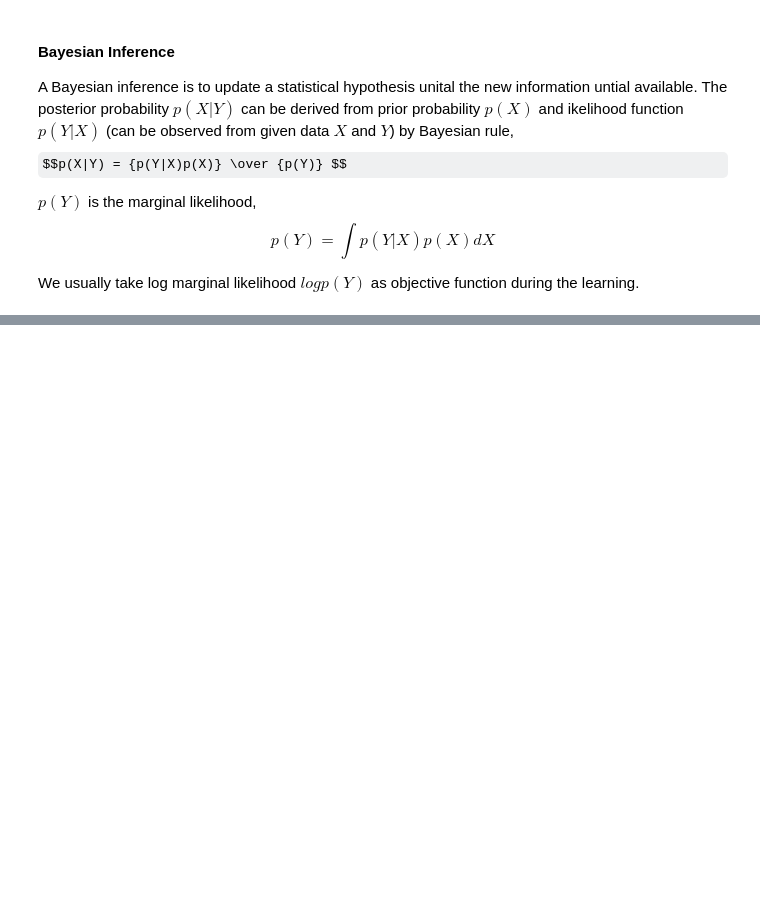
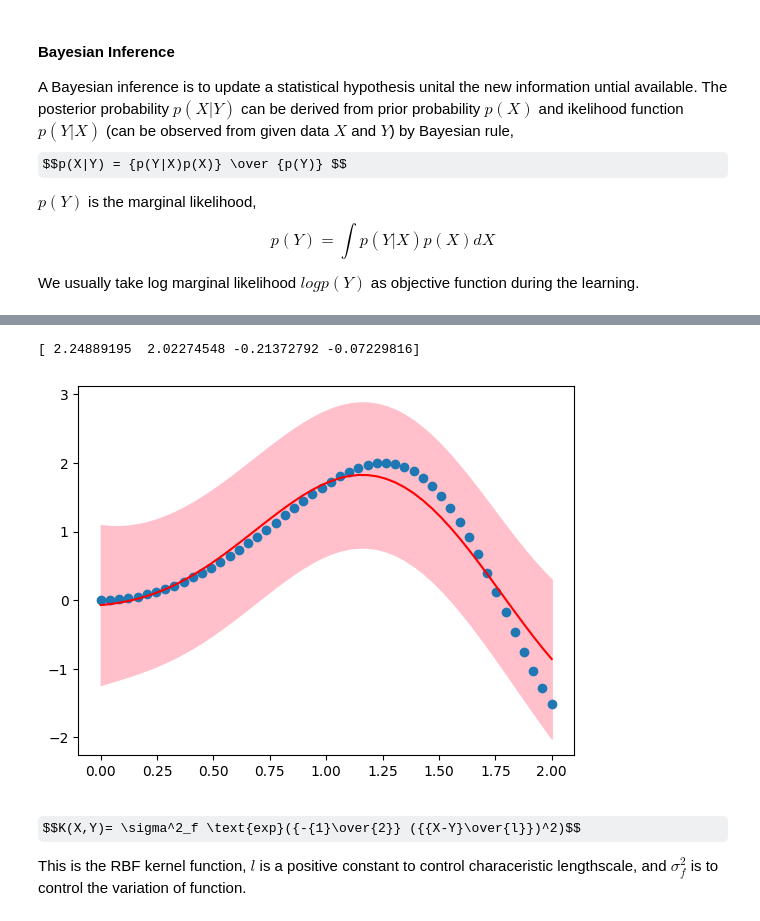
Before and after one commit to kueiwen/machine-learning, a Jupyter notebook: gaussian_process_regression.ipynb, the cells around one changed output, grey strips where cells are left out. Saved outputs shown, nothing was run; the diff lists cells and outputs as text; code cells hidden in the pictures; some formulas as TeX source; blank space fills up the shorter version.

```diff
--- a/gaussian_process_regression.ipynb
+++ b/gaussian_process_regression.ipynb
@@ -56,0 +79,44 @@ The ext problem is now to setup the mean $\mu$ and covariance $\Sigma$? In Gauss
+# %%
+from numpy.linalg import inv
+thetas = [2, 1, 0, 0]
+lr = 0.0001
+
+K = kernel(X, X, thetas) + 1**2 * np.eye(len(X))
+sqdist = np.sum(X**2, 1).reshape(-1, 1) + np.sum(X**2, 1) - 2 * np.dot(X, X.T)
+
+epoch = 0
+while epoch < 5000:
+    update = np.zeros((4))
+    d_theta0 = np.exp(-0.5*thetas[1]*sqdist)
+    d_theta1 = thetas[0] * np.exp(-0.5*thetas[1]*sqdist) * (-0.5*sqdist)
+    d_theta2 = np.ones((len(X),len(X)))
+    d_theta3 = X.dot(X.T)
+    d_theta = [d_theta0,d_theta1,d_theta2,d_theta3]
+    for i in range(4):
+        update[i] = -0.5*np.trace(inv(K).dot(d_theta[i])) + 0.5*Y.T.dot(inv(K)).dot(d_theta[i]).dot(inv(K)).dot(Y)
+    thetas += lr*update
+    K = kernel(X, X, thetas) + 1**2 * np.eye(len(X))
+    epoch += 1
+
+print(thetas)
+# %% [output]
+[ 2.24889195  2.02274548 -0.21372792 -0.07229816]
+# %%
+X_s = np.linspace(0, 2, 50).reshape(-1, 1)
+K_s = kernel(X, X_s, thetas)
+K_ss = kernel(X_s, X_s, thetas)+ np.eye(len(X_s))
+K_inv = inv(K)
+mu_s = K_s.T.dot(K_inv).dot(Y)
+cov_s = K_ss - K_s.T.dot(K_inv).dot(K_s)
+cov_s = np.array([cov_s[j][j] for j in range(len(cov_s))])
+# %%
+plt.plot(X_s, mu_s, linestyle = '-', color = 'red')
+plt.fill_between(X_s.reshape(-1), (mu_s.reshape(-1)-cov_s), (mu_s.reshape(-1)+cov_s), color = 'pink')
+plt.scatter(X, Y)
+plt.show()
+# %% [output]
+[figure, added]
+# %% [markdown]
+$$K(X,Y)= \sigma^2_f \text{exp}({-{1}\over{2}} ({{X-Y}\over{l}})^2)$$
+
+This is the RBF kernel function, $l$ is a positive constant to control characeristic lengthscale, and $\sigma^2_f$ is to control the variation of function.
```
Also changed, not shown: parts of 19 cells of this notebook.
